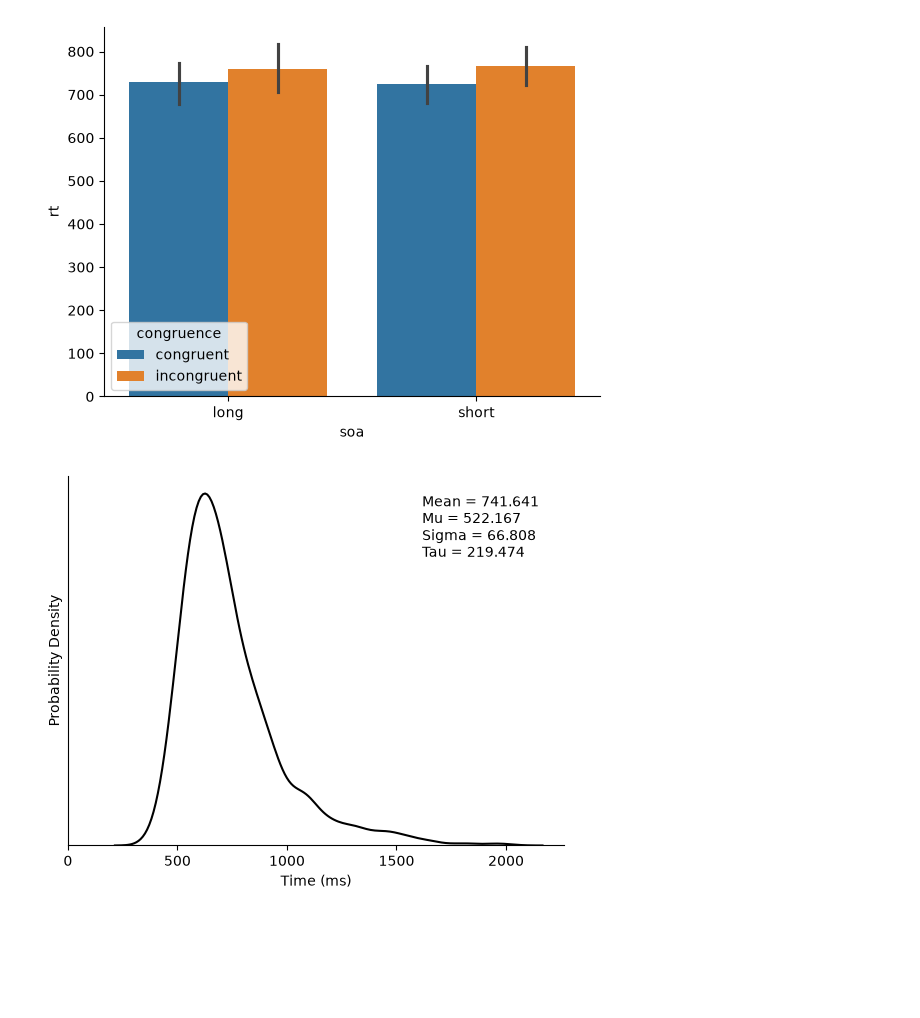
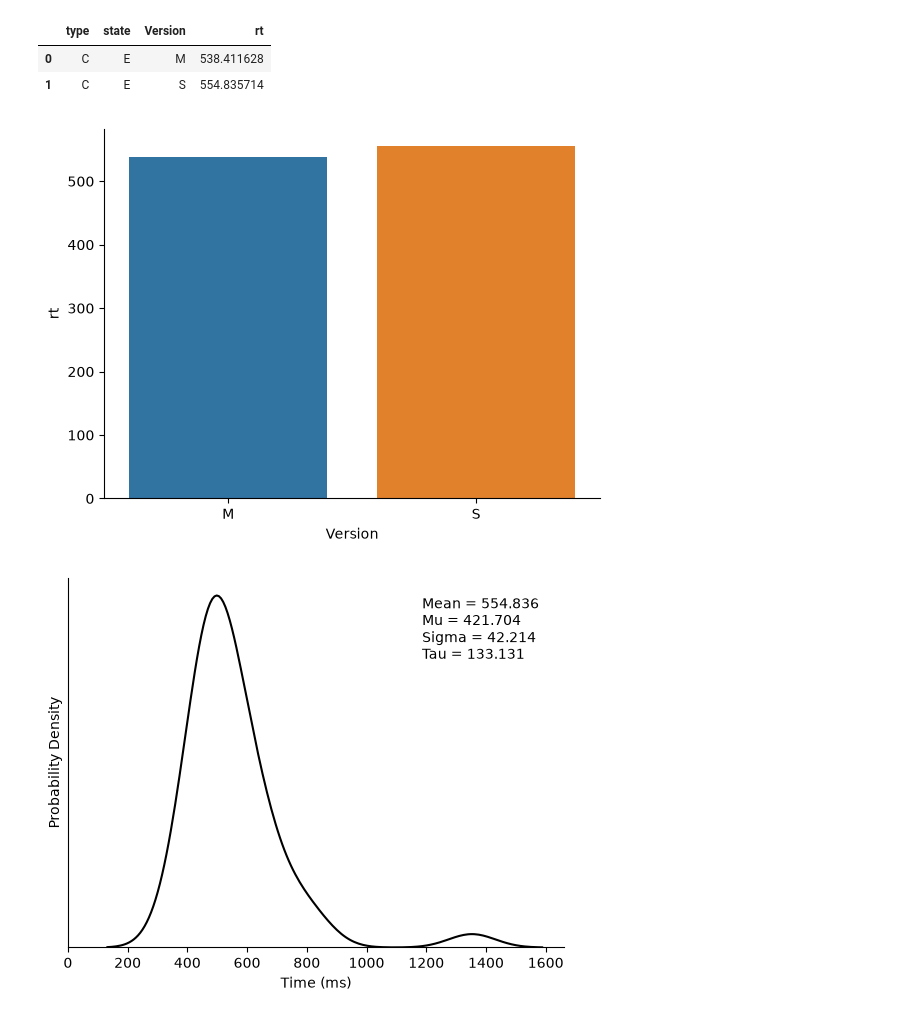
Before and after one commit to EmilieJN/Experimental-Psycholinguistics, a Jupyter notebook: exercises/Data_inspection.ipynb, the cells around one changed output. Saved outputs shown, nothing was run; the diff lists cells and outputs as text; code cells hidden in the pictures; blank space fills up the shorter version.

Commit message:
data analysis

```diff
--- a/exercises/Data_inspection.ipynb
+++ b/exercises/Data_inspection.ipynb
@@ -38,0 +45,9 @@ df = df.rename(columns={'soa_condition': 'soa', 'duration': 'rt'})         # ren
+# %%
+df = raw[cols] # make a new dataframe with only the columns in cols
+df = df[df['type'] != 'practice']  # throw away the practice trials
+df = df[df['response'] != 'next']
+df = df[df['response'] != 'space']
+# %%
+df['correct'] = (df['response'] == df['correctResponse']).astype(int)     # make a new column with 0 or 1 for incorrect / correct
+df = df[df['correct'] == 1]                                                # keep only the correct responses
+df = df.rename(columns={'duration': 'rt'})         # rename the soa and duration columns, just to look nicer
@@ -39,17 +57,29 @@ df = df.rename(columns={'soa_condition': 'soa', 'duration': 'rt'})         # ren
+# %%
+dfsc = dfs[dfs['type']=='C']
+dfmc = dfm[dfm['type']=='C']
+dc = df[df['type']=='C']
 # %%
 # find average values for the conditions. I did this slightly wrong in class, as I suspected. This is the right way.
-df_grouped = df.groupby(['participant_id', 'soa', 'congruence'])['rt'].mean().reset_index()
+df_grouped = df.groupby(['type', 'state', 'Version'])['rt'].mean().reset_index()
+dfsc_grouped = dfsc.groupby(['type', 'state', 'Version'])['rt'].mean().reset_index()
+dfmc_grouped = dfmc.groupby(['type', 'state', 'Version'])['rt'].mean().reset_index()
+dc_grouped = dc.groupby(['type', 'state', 'Version'])['rt'].mean().reset_index()
+dc_grouped
+# %% [output]
+|  | type | state | Version | rt |
+| 0 | C | E | M | 538.411628 |
+| 1 | C | E | S | 554.835714 |
 # %%
 # make barplot of the data.
-sns.barplot(data=df_grouped, x='soa', y='rt', hue='congruence')            # make a barplot
-sns.despine()                                                              # get rid of the lines around the top and bottom - looks much nicer!
+sns.barplot(data=dc_grouped, x='Version', y='rt', hue='Version')            # make a barplot
+sns.despine()                                                           # get rid of the lines around the top and bottom - looks much nicer!
 # %% [output]
-[figure, old version]
+[figure, new version]
 # %%
 # Plot our response time data like Balota and Yap (2011) do
 
 # Fit an ex-gaussian function to the data (maximum liklihood estimation)
-K, loc, scale = exponnorm.fit(df['rt'])
+K, loc, scale = exponnorm.fit(dfsc['rt'])
 
 # exponorm fits an exgaussian function to the data (here our reaction time data)
 # It finds the best values for K, loc, and scale
@@ -62,10 +92,10 @@ mu    = loc                            # mu is the same as loc
 sigma = scale                          # sigma is the same as scale
 tau   = K * scale                      # mean of the exponential component
 mean = mu + tau                        # the "theoretical" mean of the fitted function
-empmean = df['rt'].mean()             # the "empirical" mean of the data (what "mean" normally, uhh.. means)
+empmean = dfsc['rt'].mean()             # the "empirical" mean of the data (what "mean" normally, uhh.. means)
 
 # Make a figure like the ones in Balota & Yap (2011).
-ax = sns.kdeplot(data = df, x = 'rt', color = 'black')                                  # plot the data as a distribution
+ax = sns.kdeplot(data = dfsc, x = 'rt', color = 'black')                                  # plot the data as a distribution
 # uncomment the next two lines to check the fit of the function to the data
 #x = np.linspace(df['rt'].min(), df['rt'].max(), 200)                                   # datapoint for plotting theoretical exgaussian
 #ax.plot(x, exponnorm.pdf(x, K, loc, scale), color='red', linestyle='--')               # plot theoretical exgauss function on top of acutal data (to check fit)
@@ -80,7 +110,7 @@ ax.tick_params(left=False, labelleft=False)
 ax.set_xlim(left=0)                                                                     # Start the x-axis at zero
 sns.despine()                                                                           # Remove the top and right boundary lines
 # %% [output]
-[figure, old version]
+[figure, new version]
 # %%
 
 
```
Also changed, not shown: parts of 17 cells of this notebook, 3 other files.
